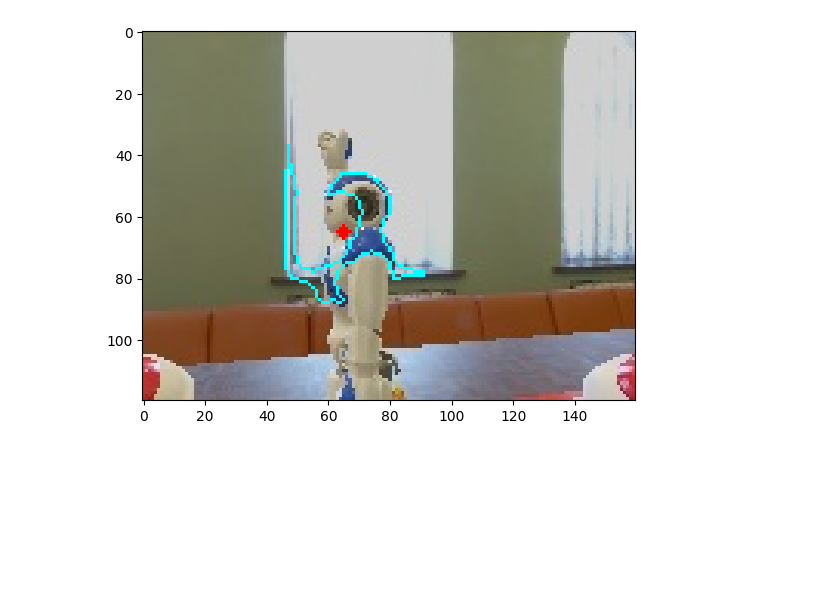
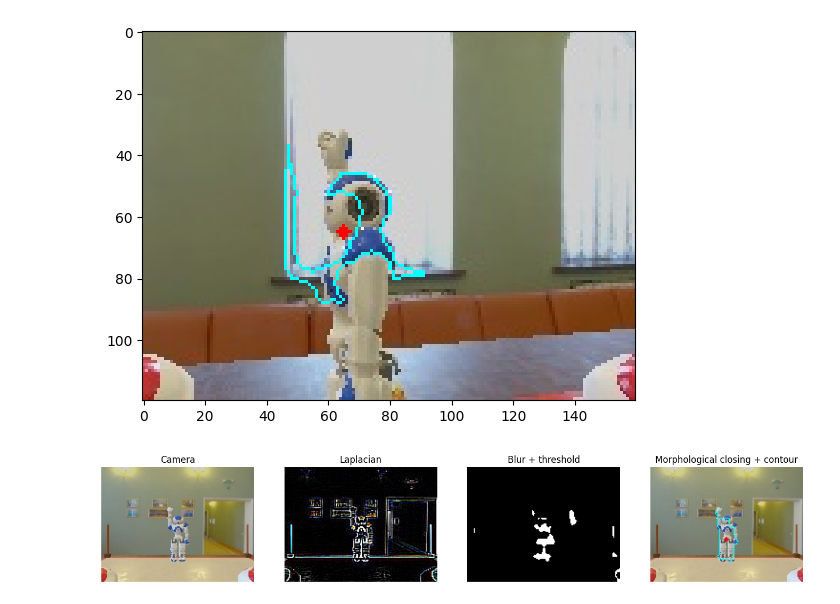
Before and after one commit to Jean-Eudes-le-retour/wrestling, a Jupyter notebook: wrestling.ipynb, the cells around one changed output. Cells and saved outputs as stored; diff of their text form; code cells hidden in the pictures; blank space fills up the shorter version.

```diff
--- a/wrestling.ipynb
+++ b/wrestling.ipynb
@@ -133,3 +133,49 @@ plot_in_range(mask)
 # %% [output]
 65 65
 [figure]
+# %%
+img = im1.copy()
+# plot_histogram(laplacian)
+# plot_in_range(laplacian)
+
+# The robot is supposed to be located at a concentration of high color changes (big Laplacian values)
+laplacian = cv2.Laplacian(img, cv2.CV_8U, ksize=3)
+# those spikes are then smoothed out using a Gaussian blur to get blurry blobs
+blur = cv2.GaussianBlur(laplacian, (0, 0), 2)
+# We apply a threshold to get a binary image of potential robot locations
+gray = cv2.cvtColor(blur, cv2.COLOR_BGR2GRAY)
+_, thresh = cv2.threshold(gray, 80, 255, cv2.THRESH_BINARY)
+# the binary image is then dilated to merge small groups of blobs together
+closing = cv2.morphologyEx(
+    thresh, cv2.MORPH_CLOSE, cv2.getStructuringElement(cv2.MORPH_RECT, (15, 15)))
+# the largest contour is then picked and its centroid is used as the robot's location
+contours, hierarchy = cv2.findContours(
+    closing, cv2.RETR_TREE, cv2.CHAIN_APPROX_SIMPLE)
+contours = sorted(contours, key=cv2.contourArea, reverse=True)
+
+# prepares robot window image
+output = img.copy()
+
+# get centroid of the largest contour, default to the image's center
+# and draw the contour + centroid on the output image
+if len(contours) > 0:
+    largest_contour = contours[0]
+    M = cv2.moments(largest_contour)
+    try:
+        cx = int(M['m10']/M['m00'])
+        cy = int(M['m01']/M['m00'])
+    except ZeroDivisionError:
+        cx = img.shape[1]//2
+        cy = img.shape[0]//2
+
+    cv2.drawContours(
+        output, [largest_contour], 0, (0, 255, 255), 1)
+else:
+    # get center of image
+    cx = img.shape[1]//2
+    cy = img.shape[0]//2
+output = cv2.circle(output, (cx, cy), radius=2,
+                    color=(255, 0, 0), thickness=-1)
+show([img, laplacian, thresh, output],txt=["Camera","Laplacian","Blur + threshold","Morphological closing + contour"])
+# %% [output]
+[figure, added]
```
Also changed, not shown: 12 other files.
